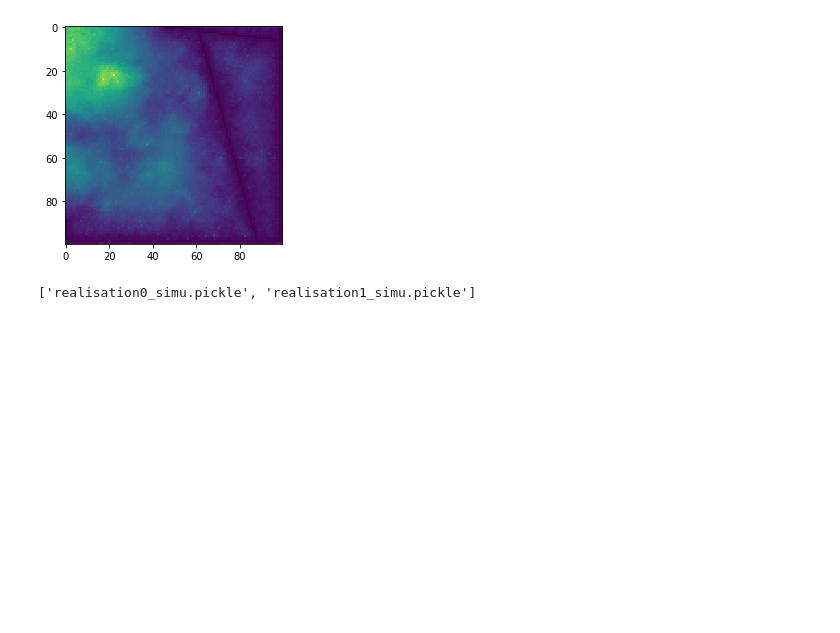
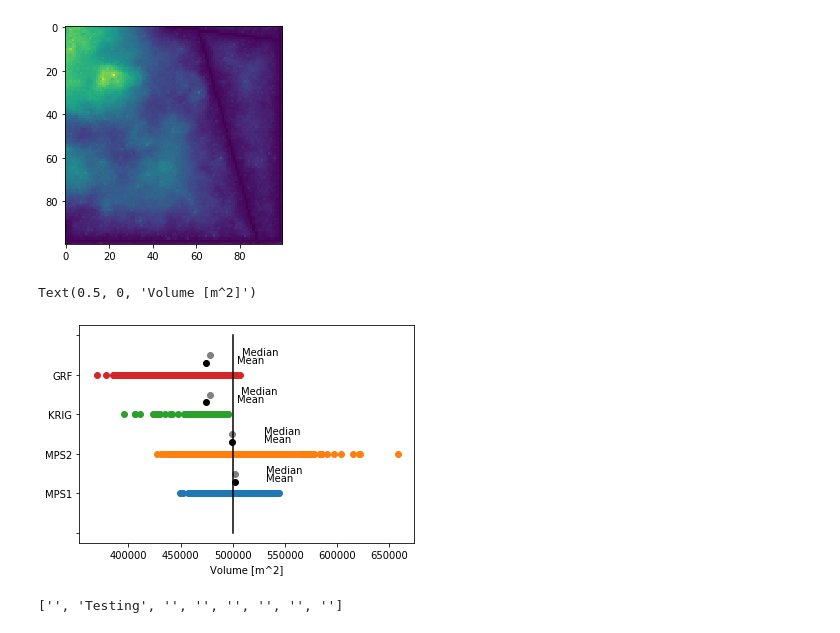
Before and after one commit to valDallalba/Tsanfleuron_geostatistical_baserock_estimation_paper, a Jupyter notebook: 05_postSimulation.ipynb, the cells around one changed output. Drawn from its saved outputs; the diff is of its cells as text; code cells hidden in the pictures; blank space fills up the shorter version.

```diff
--- a/05_postSimulation.ipynb
+++ b/05_postSimulation.ipynb
@@ -171,7 +139,3 @@ plt.imshow(results_frame[results_frame['Type']=='MPS2'].Sd.values[9])
 # %% [output]
 <matplotlib.image.AxesImage at 0x...>
 [figure]
-# %%
-simulation_name
-# %% [output]
-['realisation0_simu.pickle', 'realisation1_simu.pickle']
@@ -195,3 +142,58 @@ results_frame = pd.DataFrame(data =all_output, columns=['Sim_name','Type','Error
+# %%
+vol_MPS1 = []
+vol_MPS2 = []
+vol_KRIG = []
+vol_GRF = []
+
+
+for i in range(int(results_frame.shape[0]/4)):
+    vol_MPS1.extend(results_frame[results_frame['Type']=='MPS1'].Volume.values[i][:])
+    vol_MPS2.extend(results_frame[results_frame['Type']=='MPS2'].Volume.values[i])
+    vol_KRIG.extend(results_frame[results_frame['Type']=='KRIG'].Volume.values[i])
+    vol_GRF.extend(results_frame[results_frame['Type']=='GRF'].Volume.values[i])
+# %%
+plt.scatter(vol_MPS1,np.ones(len(vol_MPS1)))
+plt.scatter(vol_MPS2,np.ones(len(vol_MPS2))+1)
+plt.scatter(vol_KRIG,np.ones(len(vol_KRIG))+2)
+plt.scatter(vol_GRF,np.ones(len(vol_GRF))+3)
+plt.plot([real_vol, real_vol],[0,5],color = 'black')
+
+plt.scatter(np.mean(vol_MPS1),1.3,color = 'black')
+plt.scatter(np.mean(vol_MPS2),2.3,color = 'black')
+plt.scatter(np.mean(vol_KRIG),3.3,color = 'black')
+plt.scatter(np.mean(vol_GRF),4.3,color = 'black')
+
+plt.text(np.mean(vol_MPS1)+30000,1.3,'Mean')
+plt.text(np.mean(vol_MPS2)+30000,2.3,'Mean')
+plt.text(np.mean(vol_KRIG)+30000,3.3,'Mean')
+plt.text(np.mean(vol_GRF)+30000,4.3,'Mean')
+
+plt.scatter(np.median(vol_MPS1),1.5,color = 'grey')
+plt.scatter(np.median(vol_MPS2),2.5,color = 'grey')
+plt.scatter(np.median(vol_KRIG),3.5,color = 'grey')
+plt.scatter(np.median(vol_GRF),4.5,color = 'grey')
+
+plt.text(np.median(vol_MPS1)+30000,1.5,'Median')
+plt.text(np.median(vol_MPS2)+30000,2.5,'Median')
+plt.text(np.median(vol_KRIG)+30000,3.5,'Median')
+plt.text(np.median(vol_GRF)+30000,4.5,'Median')
+
+ax = plt.gca()
+
+labels = [item.get_text() for item in ax.get_yticklabels()]
+labels[1] = 'Testing'
+ax.set_yticklabels(['','','MPS1','MPS2','KRIG','GRF'])
+
+
+
+plt.xlabel('Volume [m^2]')
+# %% [output]
+Text(0.5, 0, 'Volume [m^2]')
+[figure, added]
+# %%
+labels
+# %% [output]
+['', 'Testing', '', '', '', '', '', '']
 # %%
 simus_sets[2]
 # %%
```
Also changed, not shown: parts of 16 cells of this notebook, 1 other file.
